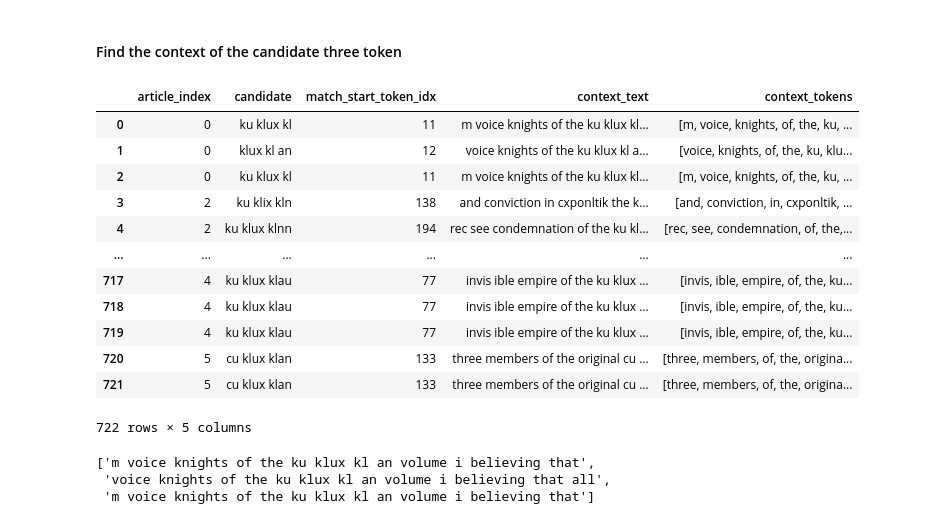
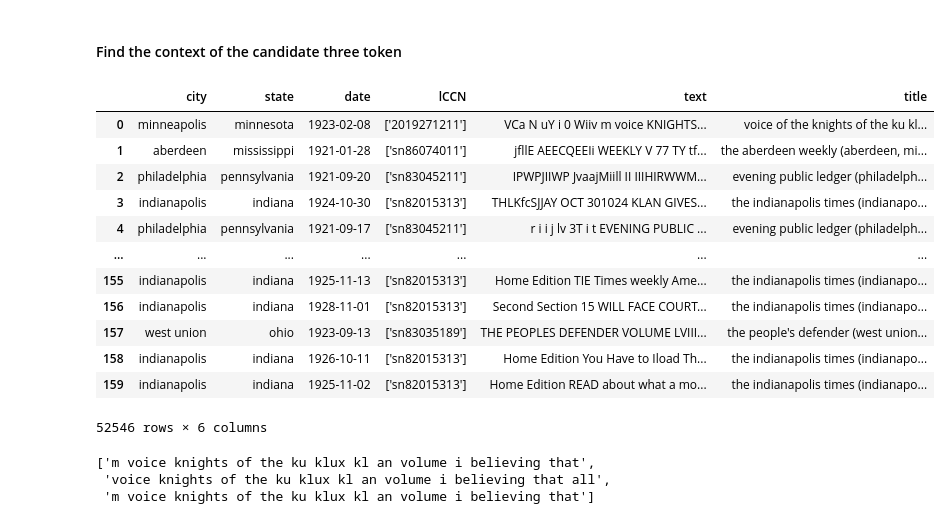
Before and after one commit to park-jay/kkk, a Jupyter notebook: nlp4dh/only-kkk/data-cleaning.ipynb, the cells around one changed output. Drawn from its saved outputs; the diff is of its cells as text; code cells hidden in the pictures.

```diff
--- a/nlp4dh/only-kkk/data-cleaning.ipynb
+++ b/nlp4dh/only-kkk/data-cleaning.ipynb
@@ -116,19 +118,19 @@ for article_index, article in tqdm(df['text'].items(), total=len(df['text'])):
 # %%
-pd.DataFrame(results)
+df[~df['text'].isna()]
 # %% [output]
-|  | article_index | candidate | match_start_token_idx | context_text | context_tokens |
-| 0 | 0 | ku klux kl | 11 | m voice knights of the ku klux kl... | [m, voice, knights, of, the, ku, ... |
-| 1 | 0 | klux kl an | 12 | voice knights of the ku klux kl a... | [voice, knights, of, the, ku, klu... |
-| 2 | 0 | ku klux kl | 11 | m voice knights of the ku klux kl... | [m, voice, knights, of, the, ku, ... |
-| 3 | 2 | ku klix kln | 138 | and conviction in cxponltik the k... | [and, conviction, in, cxponltik, ... |
-| 4 | 2 | ku klux klnn | 194 | rec see condemnation of the ku kl... | [rec, see, condemnation, of, the,... |
-| ... | ... | ... | ... | ... | ... |
-| 717 | 4 | ku klux klau | 77 | invis ible empire of the ku klux ... | [invis, ible, empire, of, the, ku... |
-| 718 | 4 | ku klux klau | 77 | invis ible empire of the ku klux ... | [invis, ible, empire, of, the, ku... |
-| 719 | 4 | ku klux klau | 77 | invis ible empire of the ku klux ... | [invis, ible, empire, of, the, ku... |
-| 720 | 5 | cu klux klan | 133 | three members of the original cu ... | [three, members, of, the, origina... |
-| 721 | 5 | cu klux klan | 133 | three members of the original cu ... | [three, members, of, the, origina... |
+|  | city | state | date | lCCN | text | title |
+| 0 | minneapolis | minnesota | 1923-02-08 | ['2019271211'] | VCa N uY i 0 Wiiv m voice KNIGHTS... | voice of the knights of the ku kl... |
+| 1 | aberdeen | mississippi | 1921-01-28 | ['sn86074011'] | jfllE AEECQEEIi WEEKLY V 77 TY tf... | the aberdeen weekly (aberdeen, mi... |
+| 2 | philadelphia | pennsylvania | 1921-09-20 | ['sn83045211'] | IPWPJIIWP JvaajMiill II IIIHIRWWM... | evening public ledger (philadelph... |
+| 3 | indianapolis | indiana | 1924-10-30 | ['sn82015313'] | THLKfcSJJAY OCT 301024 KLAN GIVES... | the indianapolis times (indianapo... |
+| 4 | philadelphia | pennsylvania | 1921-09-17 | ['sn83045211'] | r i i j lv 3T i t EVENING PUBLIC ... | evening public ledger (philadelph... |
+| ... | ... | ... | ... | ... | ... | ... |
+| 155 | indianapolis | indiana | 1925-11-13 | ['sn82015313'] | Home Edition TIE Times weekly Ame... | the indianapolis times (indianapo... |
+| 156 | indianapolis | indiana | 1928-11-01 | ['sn82015313'] | Second Section 15 WILL FACE COURT... | the indianapolis times (indianapo... |
+| 157 | west union | ohio | 1923-09-13 | ['sn83035189'] | THE PEOPLES DEFENDER VOLUME LVIII... | the people's defender (west union... |
+| 158 | indianapolis | indiana | 1926-10-11 | ['sn82015313'] | Home Edition You Have to Iload Th... | the indianapolis times (indianapo... |
+| 159 | indianapolis | indiana | 1925-11-02 | ['sn82015313'] | Home Edition READ about what a mo... | the indianapolis times (indianapo... |
-722 rows × 5 columns
+52546 rows × 6 columns
 # %%
 candidate_context_list
 # %% [output]
```
Also changed, not shown: parts of 2 cells of this notebook, 1 other file.
